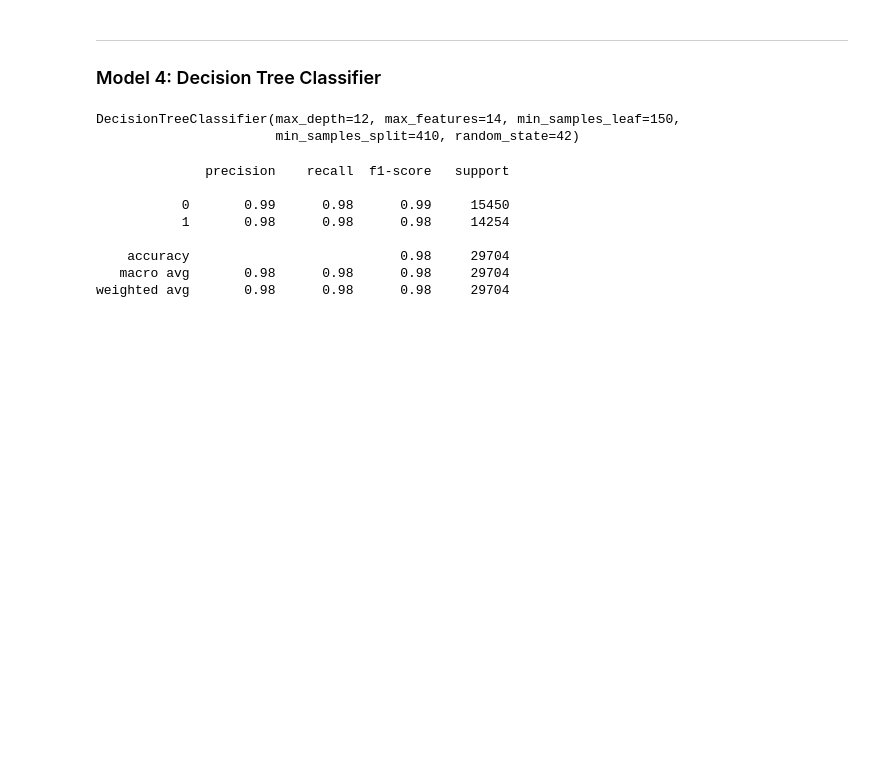
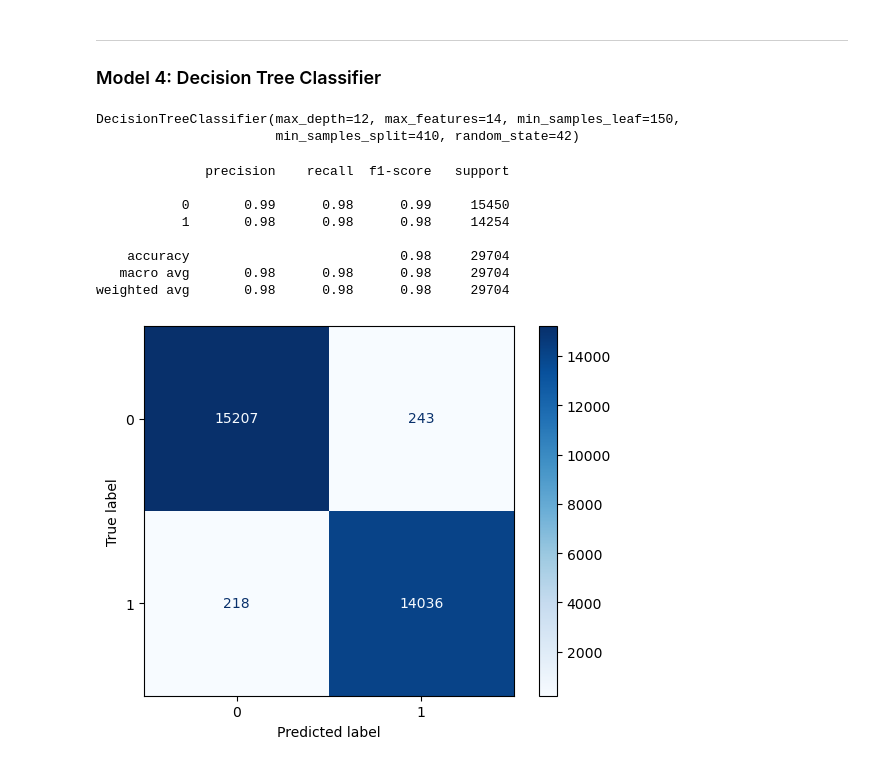
Before and after one commit to suzaladhikari/Network_Intrusion_Detector, a Jupyter notebook: Models/binaryclassifier.ipynb, the cells around one changed output. Drawn from its saved outputs; the diff is of its cells as text; code cells hidden in the pictures; blank space fills up the shorter version.

Commit message:
Confusion matrix and other metrics of decision model has been calculated

```diff
--- a/Models/binaryclassifier.ipynb
+++ b/Models/binaryclassifier.ipynb
@@ -245,31 +245,36 @@ decision_testing_proba = decision_model.predict_proba(X_test)[:,1]
 decision_precision = precision_score(y_test, decision_testing_pred)
 
 ## Recall
 
 decision_recall = recall_score(y_test, decision_testing_pred)
 
 ## F1_score
 
 decision_f1 = f1_score(y_test, decision_testing_pred)
 
 ### Classification Report
 decision_report = classification_report(y_test, decision_testing_pred)
 print(decision_report)
 
 
-
 # ConfusionMatrix Properties
+decision_evaluation = confusion_matrix(y_test, decision_testing_pred)
 true_negatives, false_positives, false_negatives, true_positives = confusion_matrix(y_test, decision_testing_pred).ravel()
 
 decision_false_positive_rate = (false_positives) /( false_positives + true_negatives) ## Attack Missed Rate
 
 decision_false_negative_rate = (false_negatives) / (false_negatives + true_positives) ## False Alarm
+
+display = ConfusionMatrixDisplay(confusion_matrix=decision_evaluation)
+display.plot(cmap='Blues')
+plt.show()
 # %% [output]
               precision    recall  f1-score   support
 
            0       0.99      0.98      0.99     15450
            1       0.98      0.98      0.98     14254
 
     accuracy                           0.98     29704
    macro avg       0.98      0.98      0.98     29704
 weighted avg       0.98      0.98      0.98     29704
+[figure, added]
```
